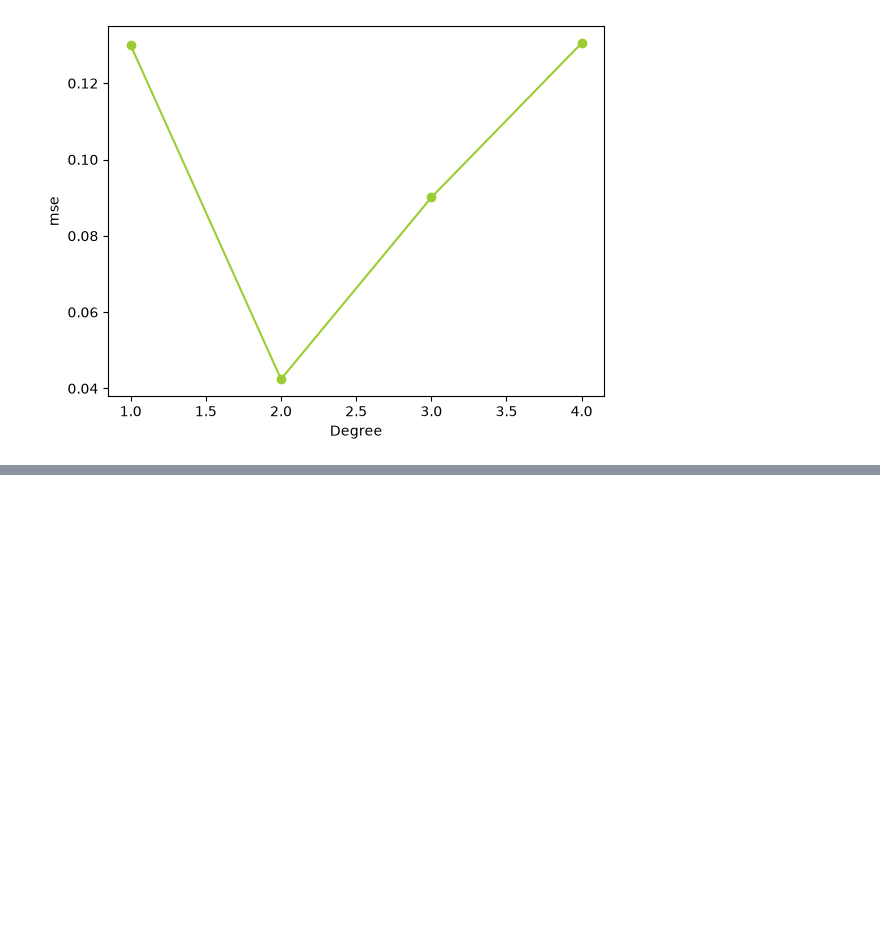
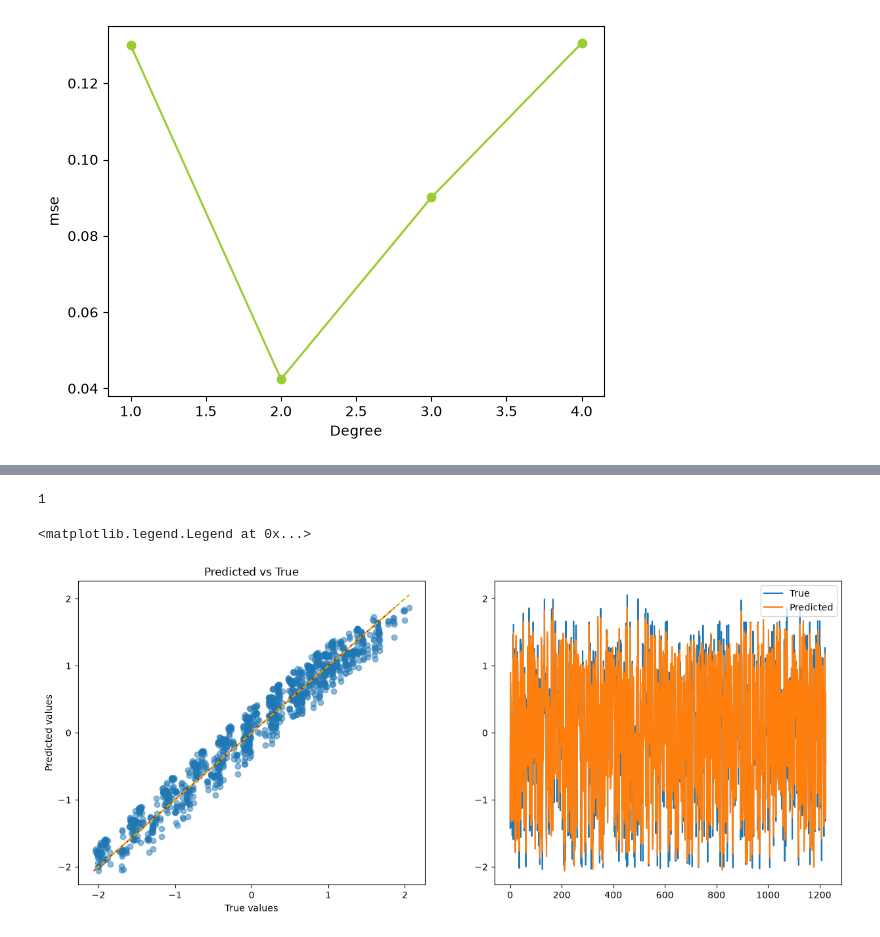
Before and after one commit to Pachiderms/bootcamp_ml, a Jupyter notebook: notebooks/notebook_module07.ipynb, the cells around one changed output, grey strips where cells are left out. Cells and saved outputs as stored; diff of their text form; code cells hidden in the pictures; blank space fills up the shorter version.

```diff
--- a/notebooks/notebook_module07.ipynb
+++ b/notebooks/notebook_module07.ipynb
@@ -446,0 +440,31 @@ final_train()
+# %%
+import numpy as np
+from src.linear_regression import add_polynomial_features_mult
+
+min_err = np.argmin(errors)
+print(min_err)
+best_model = models[min_err]
+
+xtst = add_polynomial_features_mult(x_test, 2)
+y_hat = best_model.predict_(xtst)
+
+fig, ax = plt.subplots(1, 2, figsize=(15, 6))
+ax[0].scatter(y_test, y_hat, alpha=0.5)
+ax[0].plot([y_hat.min(), y_hat.max()],
+         [y_hat.min(), y_hat.max()],
+         'r--')
+ax[0].plot([y_test.min(), y_test.max()],
+         [y_test.min(), y_test.max()],
+         'y--')
+
+ax[0].set_xlabel("True values")
+ax[0].set_ylabel("Predicted values")
+ax[0].set_title("Predicted vs True")
+
+ax[1].plot(y_test, label='True')
+ax[1].plot(y_hat, label='Predicted')
+ax[1].legend()
+# %% [output]
+1
+<matplotlib.legend.Legend at 0x...>
+[figure, added]
```
Also changed, not shown: parts of 2 cells of this notebook, 1 other file.
